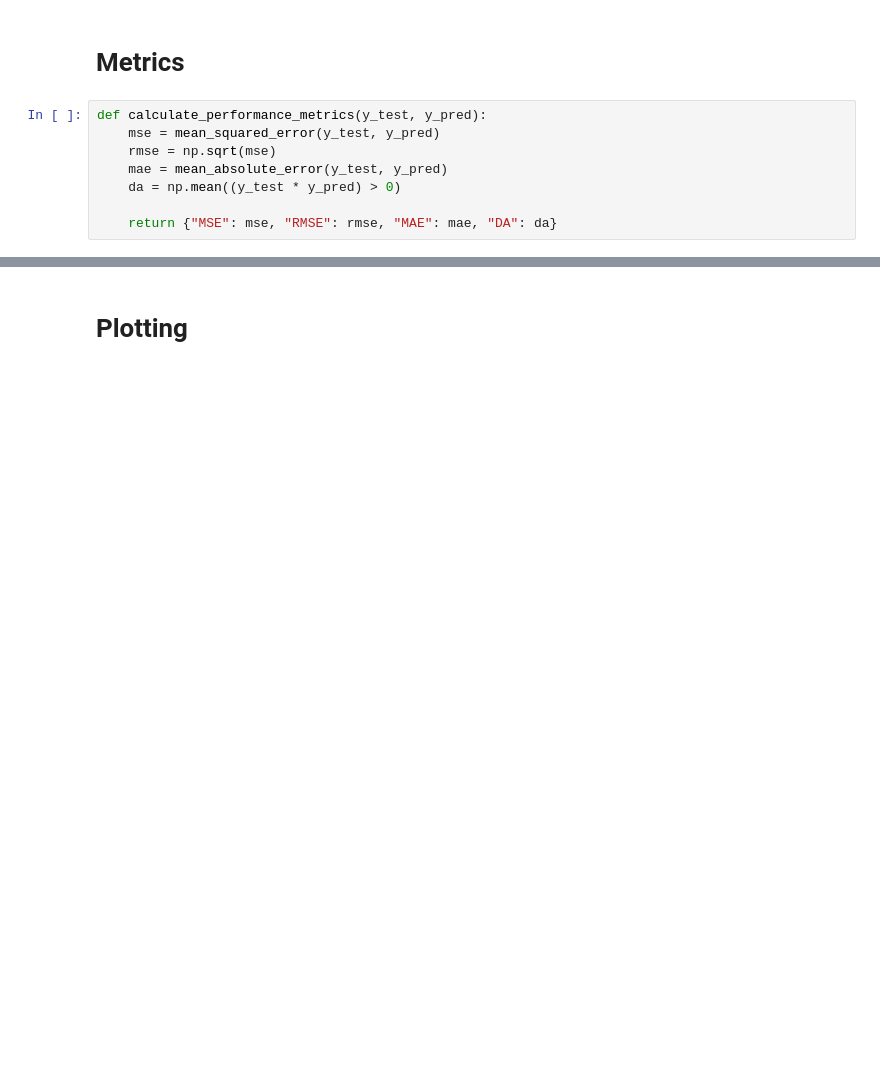
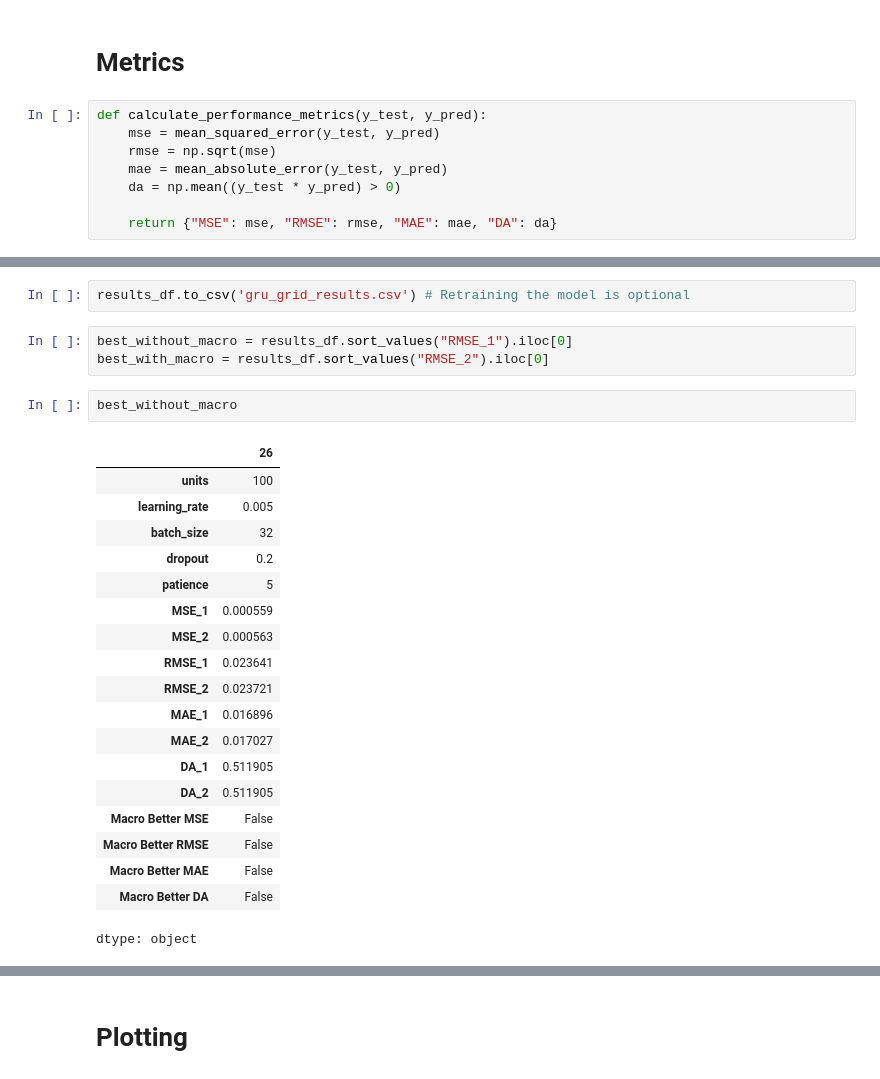
Before and after one commit to NichBry25/BitcoinPricePrediction, a Jupyter notebook: BTCForecasting_GRU.ipynb, the cells around one changed output, grey strips where cells are left out. Drawn from its saved outputs; the diff is of its cells as text; blank space fills up the shorter version.

```diff
--- a/BTCForecasting_GRU.ipynb
+++ b/BTCForecasting_GRU.ipynb
@@ -285,0 +295,27 @@ with_macro_metrics
+# %%
+results_df.to_csv('gru_grid_results.csv') # Retraining the model is optional
+# %%
+best_without_macro = results_df.sort_values("RMSE_1").iloc[0]
+best_with_macro = results_df.sort_values("RMSE_2").iloc[0]
+# %%
+best_without_macro
+# %% [output]
+|  | 26 |
+| units | 100 |
+| learning_rate | 0.005 |
+| batch_size | 32 |
+| dropout | 0.2 |
+| patience | 5 |
+| MSE_1 | 0.000559 |
+| MSE_2 | 0.000563 |
+| RMSE_1 | 0.023641 |
+| RMSE_2 | 0.023721 |
+| MAE_1 | 0.016896 |
+| MAE_2 | 0.017027 |
+| DA_1 | 0.511905 |
+| DA_2 | 0.511905 |
+| Macro Better MSE | False |
+| Macro Better RMSE | False |
+| Macro Better MAE | False |
+| Macro Better DA | False |
+dtype: object
```
Also changed, not shown: parts of 38 cells of this notebook.
